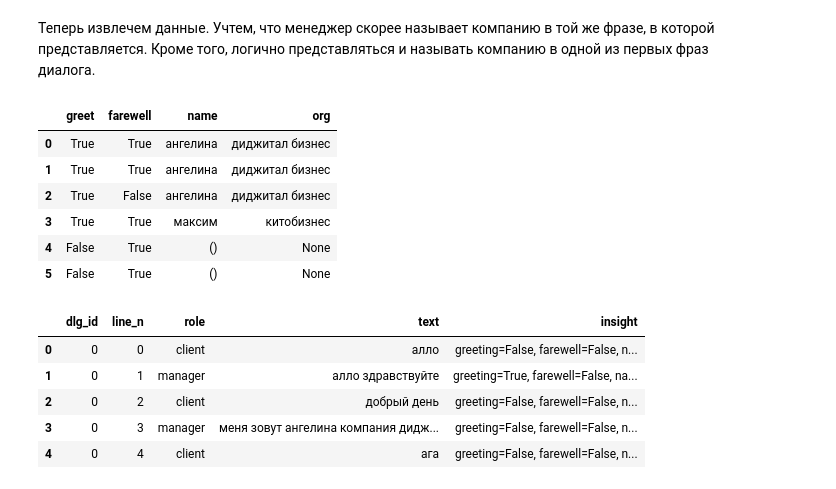
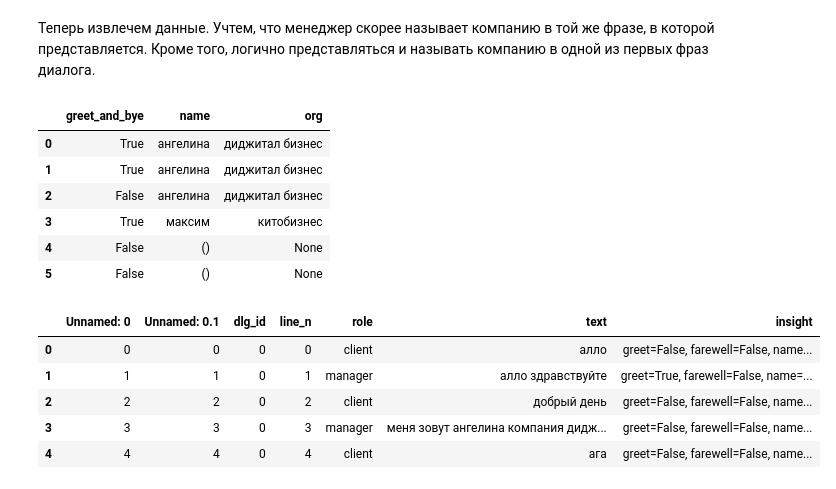
Before and after one commit to vsavkina/test-entities, a Jupyter notebook: test_script.ipynb, the cells around one changed output. Saved outputs shown, nothing was run; the diff lists cells and outputs as text; code cells hidden in the pictures.

```diff
--- a/test_script.ipynb
+++ b/test_script.ipynb
@@ -162,32 +158,32 @@ for id in dialogs_id:
         org_ids.extend(dlg_names.index)
         orgs.append(org)
 
-    results.append([greet, bye, name, org])
+    results.append([greet and bye, name, org])
 # %%
-summary = pd.DataFrame(results, columns = ['greet', 'farewell', 'name', 'org'])
+summary = pd.DataFrame(results, columns = ['greet_and_bye', 'name', 'org'])
 summary.to_csv('dialogs_summary.csv')
 summary
 # %% [output]
-|  | greet | farewell | name | org |
-| 0 | True | True | ангелина | диджитал бизнес |
-| 1 | True | True | ангелина | диджитал бизнес |
-| 2 | True | False | ангелина | диджитал бизнес |
-| 3 | True | True | максим | китобизнес |
-| 4 | False | True | () | None |
-| 5 | False | True | () | None |
+|  | greet_and_bye | name | org |
+| 0 | True | ангелина | диджитал бизнес |
+| 1 | True | ангелина | диджитал бизнес |
+| 2 | False | ангелина | диджитал бизнес |
+| 3 | True | максим | китобизнес |
+| 4 | False | () | None |
+| 5 | False | () | None |
 # %%
 scripts['insight'] = scripts.index
 scripts['insight'] = scripts.insight.apply(lambda s:
-    f'greeting={s in greet_ids}, farewell={s in bye_ids}, name={names[name_ids.index(s)] if s in name_ids else None}, \
+    f'greet={s in greet_ids}, farewell={s in bye_ids}, name={names[name_ids.index(s)] if s in name_ids else None}, \
 org={orgs[org_ids.index(s)] if s in org_ids else None}')
 scripts.head()
 # %% [output]
-|  | dlg_id | line_n | role | text | insight |
-| 0 | 0 | 0 | client | алло | greeting=False, farewell=False, n... |
-| 1 | 0 | 1 | manager | алло здравствуйте | greeting=True, farewell=False, na... |
-| 2 | 0 | 2 | client | добрый день | greeting=False, farewell=False, n... |
-| 3 | 0 | 3 | manager | меня зовут ангелина компания дидж... | greeting=False, farewell=False, n... |
-| 4 | 0 | 4 | client | ага | greeting=False, farewell=False, n... |
+|  | Unnamed: 0 | Unnamed: 0.1 | dlg_id | line_n | role | text | insight |
+| 0 | 0 | 0 | 0 | 0 | client | алло | greet=False, farewell=False, name... |
+| 1 | 1 | 1 | 0 | 1 | manager | алло здравствуйте | greet=True, farewell=False, name=... |
+| 2 | 2 | 2 | 0 | 2 | client | добрый день | greet=False, farewell=False, name... |
+| 3 | 3 | 3 | 0 | 3 | manager | меня зовут ангелина компания дидж... | greet=False, farewell=False, name... |
+| 4 | 4 | 4 | 0 | 4 | client | ага | greet=False, farewell=False, name... |
 # %%
 #запись инсайтов в csv-файл
 scripts.to_csv('test_data.csv')
```
Also changed, not shown: parts of 3 cells of this notebook.
